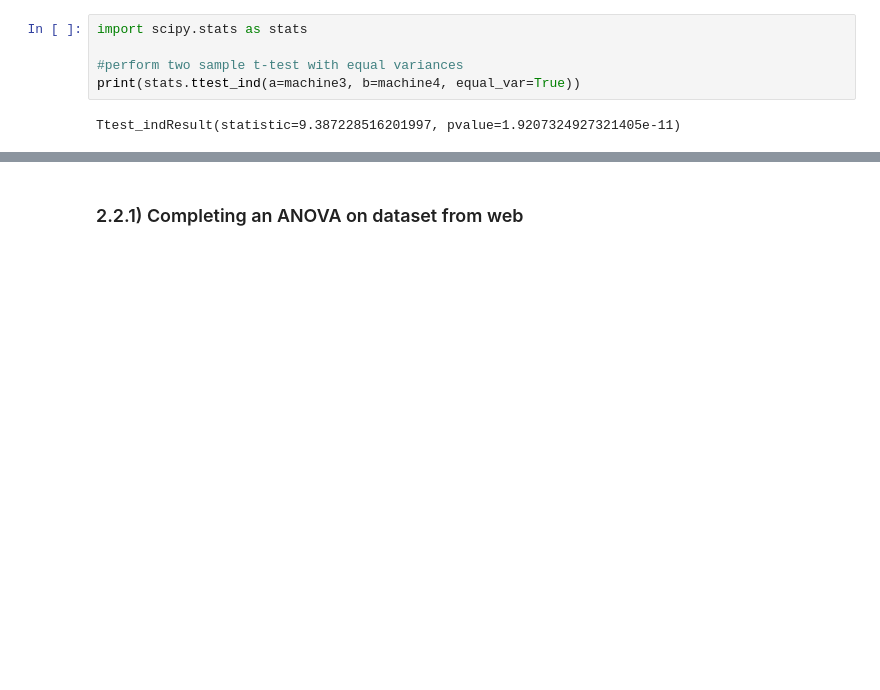
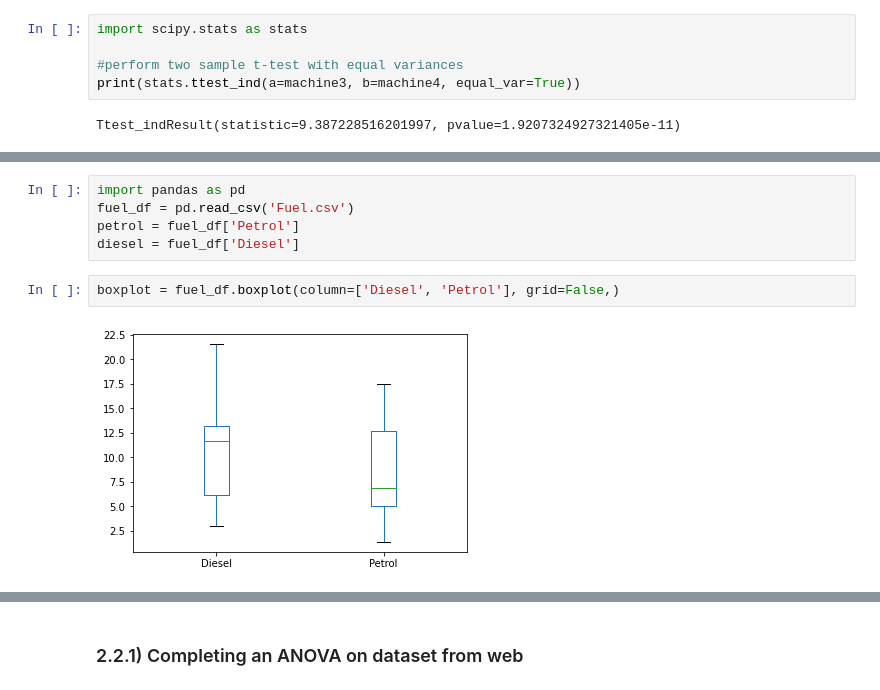
Before and after one commit to KeithQuinn/Machine-Learning-and-Statistics-Winter-21-22, a Jupyter notebook: scipy-stats.ipynb, the cells around one changed output, grey strips where cells are left out. Saved outputs shown, nothing was run; the diff lists cells and outputs as text; blank space fills up the shorter version.

```diff
--- a/scipy-stats.ipynb
+++ b/scipy-stats.ipynb
@@ -162,0 +185,9 @@ Because the p-value of our test (1.92e-11) is less than alpha = 0.05, we reject
+# %%
+import pandas as pd
+fuel_df = pd.read_csv('Fuel.csv')
+petrol = fuel_df['Petrol']
+diesel = fuel_df['Diesel']
+# %%
+boxplot = fuel_df.boxplot(column=['Diesel', 'Petrol'], grid=False,)
+# %% [output]
+[figure, added]
```
Also changed, not shown: parts of 38 cells of this notebook, 4 other files.
